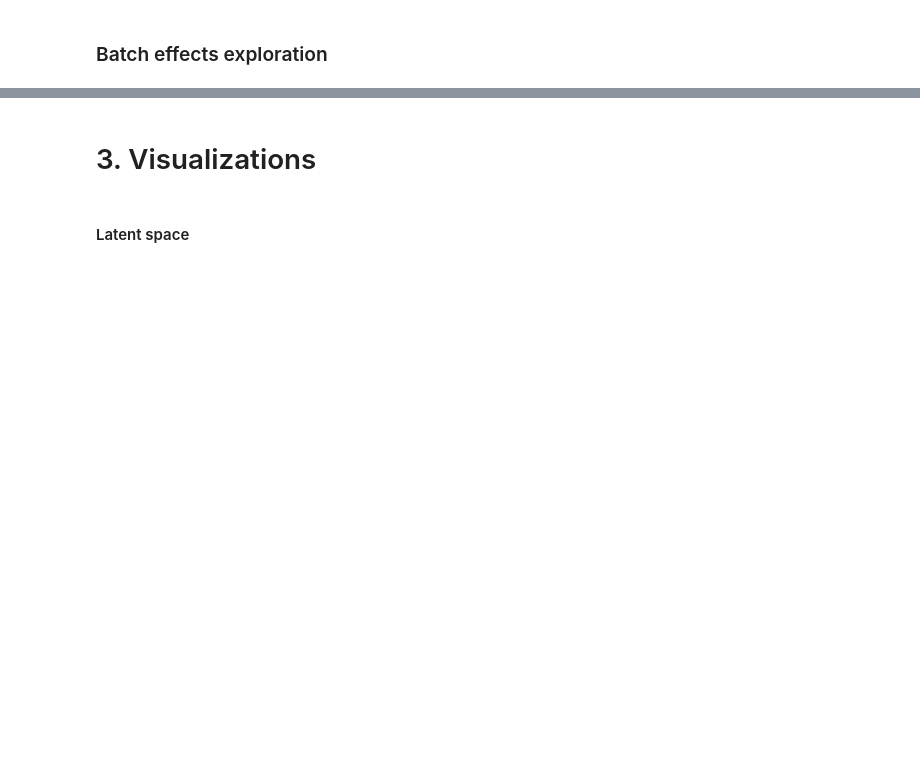
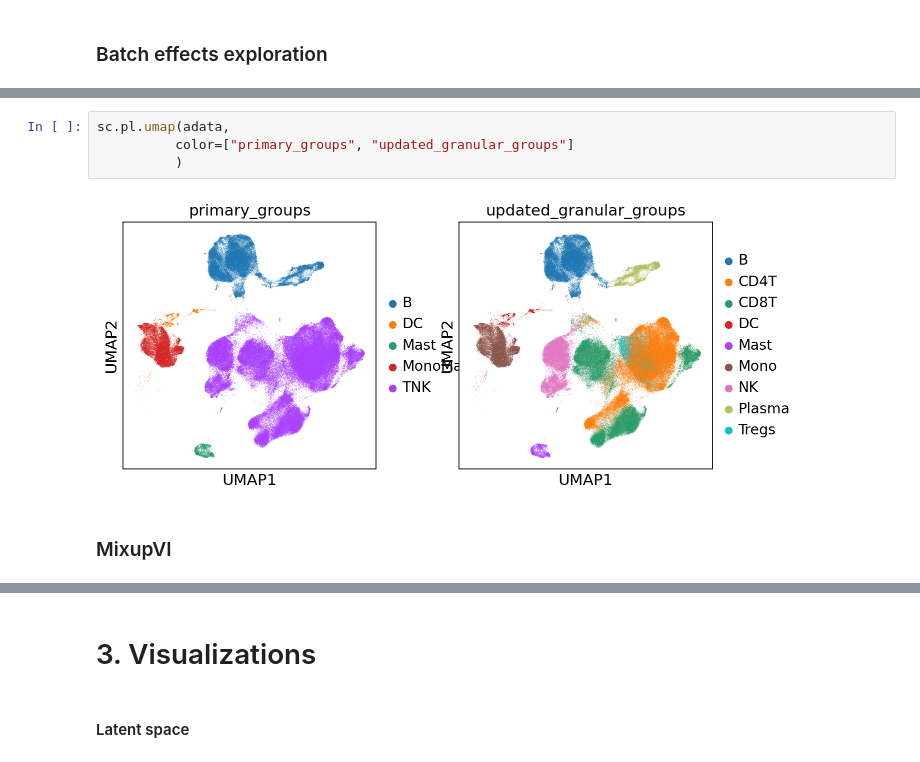
Before and after one commit to owkin/deepdeconv-fork, a Jupyter notebook: notebooks/mixupvi_signature_cti.ipynb, the cells around one changed output, grey strips where cells are left out. Drawn from its saved outputs; the diff is of its cells as text; blank space fills up the shorter version.

```diff
--- a/notebooks/mixupvi_signature_cti.ipynb
+++ b/notebooks/mixupvi_signature_cti.ipynb
@@ -181,0 +256,8 @@ sc.pl.umap(adata,
+# %%
+sc.pl.umap(adata,
+          color=["primary_groups", "updated_granular_groups"]
+          )
+# %% [output]
+[figure, added]
+# %% [markdown]
+### MixupVI
```
Also changed, not shown: parts of 21 cells of this notebook, 3 other files.
